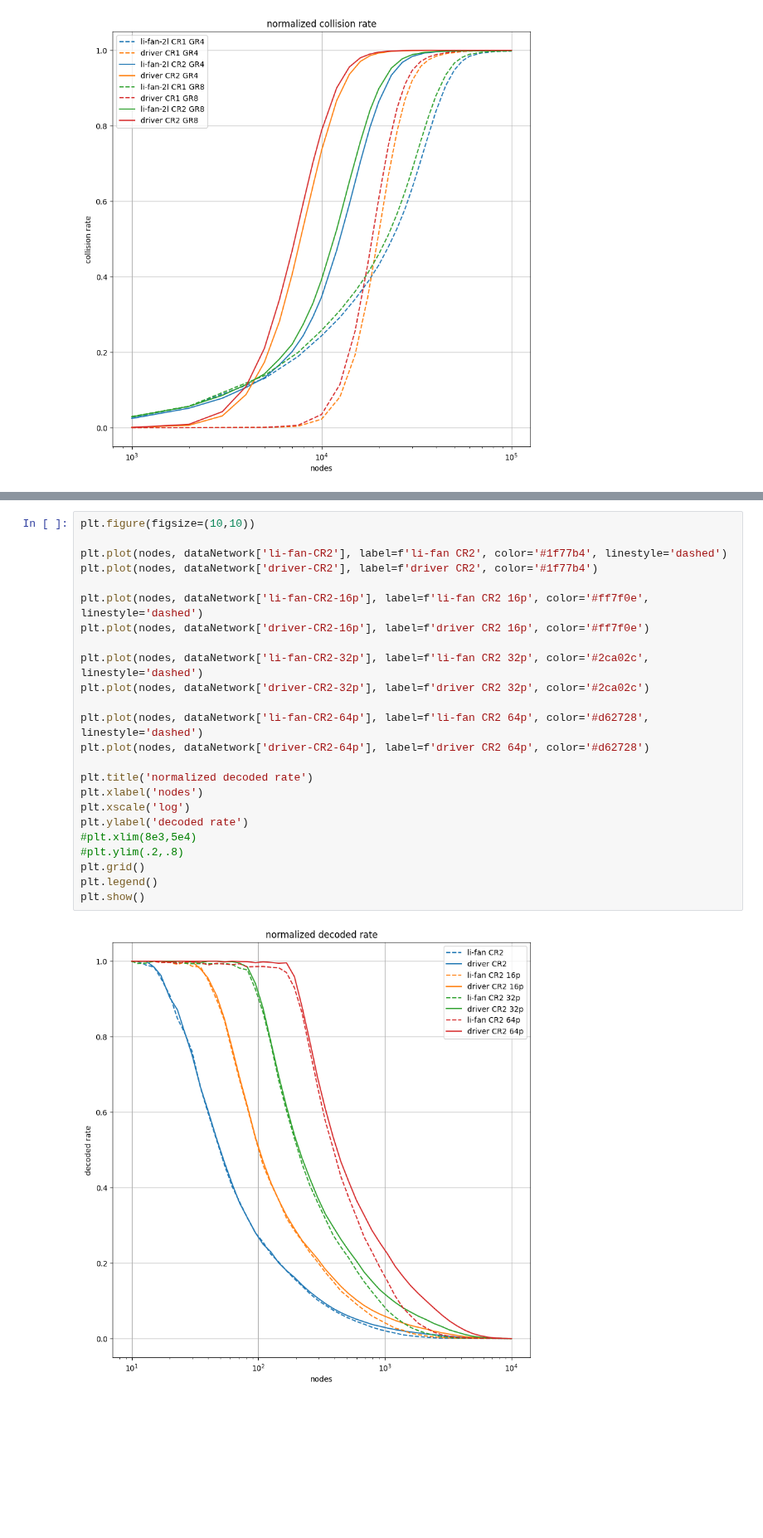
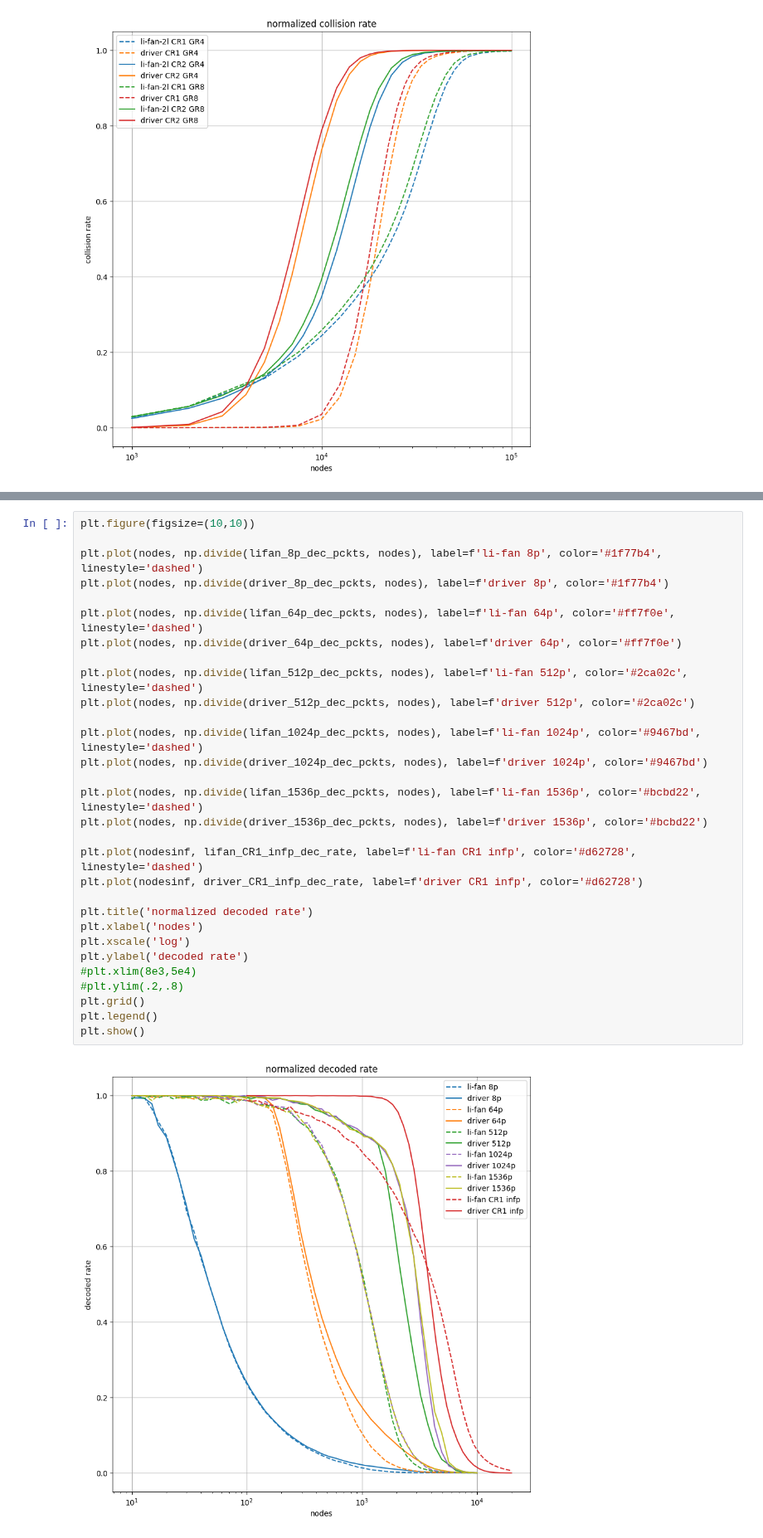
Before and after one commit to diegomm6/lr-fhss_seq-families, a Jupyter notebook: plots.ipynb, the cells around one changed output, grey strips where cells are left out. Shown at 83% size. Cells and saved outputs as stored; diff of their text form; blank space fills up the shorter version.

```diff
--- a/plots.ipynb
+++ b/plots.ipynb
@@ -363,26 +528,32 @@ plt.show()
 # %%
 plt.figure(figsize=(10,10))
 
-plt.plot(nodes, dataNetwork['li-fan-CR2'], label=f'li-fan CR2', color='#1f77b4', linestyle='dashed')
-plt.plot(nodes, dataNetwork['driver-CR2'], label=f'driver CR2', color='#1f77b4')
+plt.plot(nodes, np.divide(lifan_8p_dec_pckts, nodes), label=f'li-fan 8p', color='#1f77b4', linestyle='dashed')
+plt.plot(nodes, np.divide(driver_8p_dec_pckts, nodes), label=f'driver 8p', color='#1f77b4')
 
-plt.plot(nodes, dataNetwork['li-fan-CR2-16p'], label=f'li-fan CR2 16p', color='#ff7f0e', linestyle='dashed')
-plt.plot(nodes, dataNetwork['driver-CR2-16p'], label=f'driver CR2 16p', color='#ff7f0e')
+plt.plot(nodes, np.divide(lifan_64p_dec_pckts, nodes), label=f'li-fan 64p', color='#ff7f0e', linestyle='dashed')
+plt.plot(nodes, np.divide(driver_64p_dec_pckts, nodes), label=f'driver 64p', color='#ff7f0e')
 
-plt.plot(nodes, dataNetwork['li-fan-CR2-32p'], label=f'li-fan CR2 32p', color='#2ca02c', linestyle='dashed')
-plt.plot(nodes, dataNetwork['driver-CR2-32p'], label=f'driver CR2 32p', color='#2ca02c')
+plt.plot(nodes, np.divide(lifan_512p_dec_pckts, nodes), label=f'li-fan 512p', color='#2ca02c', linestyle='dashed')
+plt.plot(nodes, np.divide(driver_512p_dec_pckts, nodes), label=f'driver 512p', color='#2ca02c')
 
-plt.plot(nodes, dataNetwork['li-fan-CR2-64p'], label=f'li-fan CR2 64p', color='#d62728', linestyle='dashed')
-plt.plot(nodes, dataNetwork['driver-CR2-64p'], label=f'driver CR2 64p', color='#d62728')
+plt.plot(nodes, np.divide(lifan_1024p_dec_pckts, nodes), label=f'li-fan 1024p', color='#9467bd', linestyle='dashed')
+plt.plot(nodes, np.divide(driver_1024p_dec_pckts, nodes), label=f'driver 1024p', color='#9467bd')
+
+plt.plot(nodes, np.divide(lifan_1536p_dec_pckts, nodes), label=f'li-fan 1536p', color='#bcbd22', linestyle='dashed')
+plt.plot(nodes, np.divide(driver_1536p_dec_pckts, nodes), label=f'driver 1536p', color='#bcbd22')
+
+plt.plot(nodesinf, lifan_CR1_infp_dec_rate, label=f'li-fan CR1 infp', color='#d62728', linestyle='dashed')
+plt.plot(nodesinf, driver_CR1_infp_dec_rate, label=f'driver CR1 infp', color='#d62728')
 
 plt.title('normalized decoded rate')
 plt.xlabel('nodes')
 plt.xscale('log')
 plt.ylabel('decoded rate')
 #plt.xlim(8e3,5e4)
 #plt.ylim(.2,.8)
 plt.grid()
 plt.legend()
 plt.show()
 # %% [output]
-[figure, old version]
+[figure, new version]
```
Also changed, not shown: parts of 12 cells of this notebook, 8 other files.
